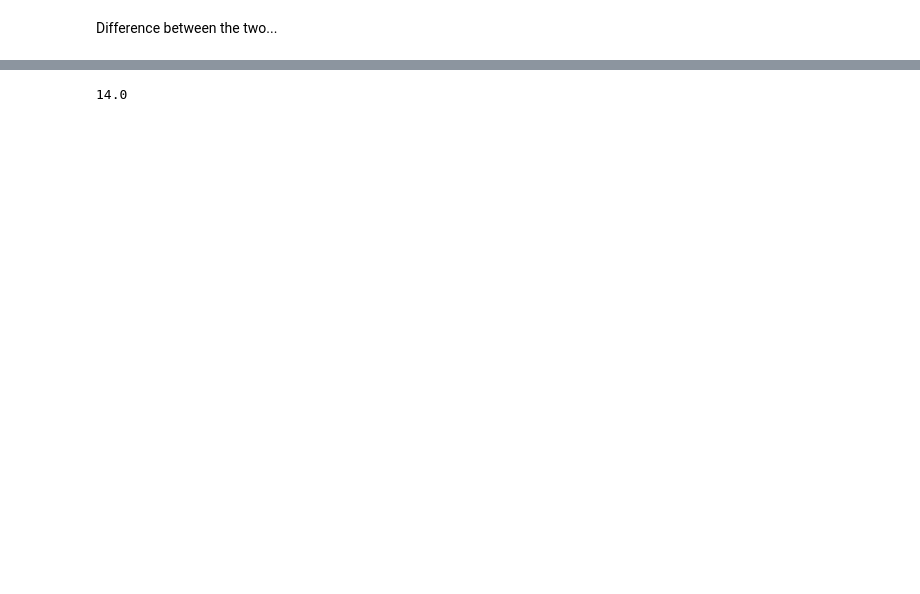
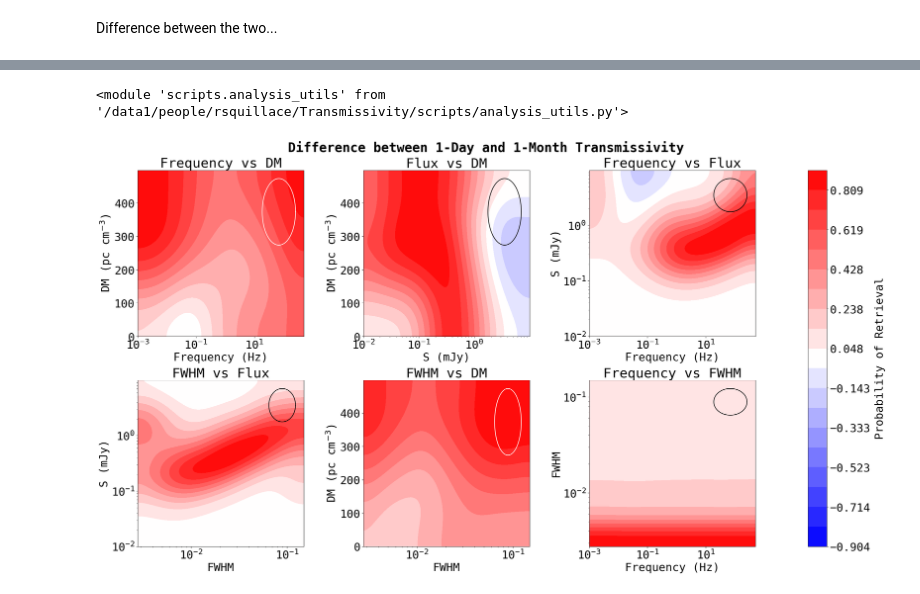
Before and after one commit to chime-sps/Transmissivity, a Jupyter notebook: results/injection_analysis_2d.ipynb, the cells around one changed output, grey strips where cells are left out. Saved outputs shown, nothing was run; the diff lists cells and outputs as text; code cells hidden in the pictures; blank space fills up the shorter version.

```diff
--- a/results/injection_analysis_2d.ipynb
+++ b/results/injection_analysis_2d.ipynb
@@ -545,35 +331,35 @@ glob_mask_stack = fglob_mask_stack & DMglob_mask_stack & Sglob_mask_stack
 # %%
-dm_f_inj_p_smooth_13, dm_f_ret_p_13, dm_f_ret_p_smooth_13 = au.get_sensitivity(
+dm_f_inj_smooth_30, dm_f_ret_p_30, dm_f_ret_p_smooth_30 = au.get_sensitivity(
     data_stack[Sglob_mask_stack],
     *(5, 4, DM_bins, f_bins, DM_dev, f_dev),
     stype = '2d',
 )
 
-dm_s_inj_p_smooth_13, dm_s_ret_p_13, dm_s_ret_p_smooth_13 = au.get_sensitivity(
+dm_s_inj_smooth_30, dm_s_ret_p_30, dm_s_ret_p_smooth_30 = au.get_sensitivity(
     data_stack[fglob_mask_stack],
     *(5, 6, DM_bins, S_bins, DM_dev, S_dev),
     stype = '2d',
 )
 
-s_f_inj_p_smooth_13, s_f_ret_p_13, s_f_ret_p_smooth_13 = au.get_sensitivity(
+s_f_inj_smooth_30, s_f_ret_p_30, s_f_ret_p_smooth_30 = au.get_sensitivity(
     data_stack[DMglob_mask_stack],
     *(6, 4, S_bins, f_bins, S_dev, f_dev),
     stype = '2d',
 )
 
-s_fwhm_inj_p_smooth_13, s_fwhm_ret_p_13, s_fwhm_ret_p_smooth_13 = au.get_sensitivity(
+s_fwhm_inj_smooth_30, s_fwhm_ret_p_30, s_fwhm_ret_p_smooth_30 = au.get_sensitivity(
     data_stack[fglob_mask_stack & DMglob_mask_stack],
     *(6, 7, S_bins, fwhm_bins, S_dev, FWHM_dev),
     stype = '2d',
 )
 
-dm_fwhm_inj_p_smooth_13, dm_fwhm_ret_p_13, dm_fwhm_ret_p_smooth_13 = au.get_sensitivity(
+dm_fwhm_inj_smooth_30, dm_fwhm_ret_p_30, dm_fwhm_ret_p_smooth_30 = au.get_sensitivity(
     data_stack[fglob_mask_stack & Sglob_mask_stack],
     *(5, 7, DM_bins, fwhm_bins, DM_dev, FWHM_dev),
     stype = '2d',
 )
 
-fwhm_f_inj_p_smooth_13, fwhm_f_ret_p_13, fwhm_f_ret_p_smooth_13 = au.get_sensitivity(
+fwhm_f_inj_smooth_30, fwhm_f_ret_p_30, fwhm_f_ret_p_smooth_30 = au.get_sensitivity(
     data_stack[DMglob_mask_stack & Sglob_mask_stack],
     *(7, 4, fwhm_bins, f_bins, FWHM_dev, f_dev),
     stype = '2d'
@@ -977,12 +469,12 @@ plt.show()
 # %% [markdown]
 Difference between the two...
 # %%
-dm_f_diff = dm_f_ret_p_13 - dm_f_ret_p_1
-dm_s_diff = dm_s_ret_p_13 - dm_s_ret_p_1
-s_f_diff = s_f_ret_p_13 - s_f_ret_p_1
-s_fwhm_diff = s_fwhm_ret_p_13 - s_fwhm_ret_p_1
-dm_fwhm_diff = dm_fwhm_ret_p_13 - dm_fwhm_ret_p_1
-fwhm_f_diff = fwhm_f_ret_p_13 - fwhm_f_ret_p_1
+dm_f_diff = dm_f_ret_p_30 - dm_f_ret_p_1
+dm_s_diff = dm_s_ret_p_30 - dm_s_ret_p_1
+s_f_diff = s_f_ret_p_30 - s_f_ret_p_1
+s_fwhm_diff = s_fwhm_ret_p_30 - s_fwhm_ret_p_1
+dm_fwhm_diff = dm_fwhm_ret_p_30 - dm_fwhm_ret_p_1
+fwhm_f_diff = fwhm_f_ret_p_30 - fwhm_f_ret_p_1
 
 dm_f_diff_smooth = gaussian_filter(dm_f_diff, (DM_dev, f_dev))
 dm_s_diff_smooth = gaussian_filter(dm_s_diff, (DM_dev, S_dev))
@@ -1084,7 +485,21 @@ plt.show()
-# %%
-np.median(data_stack[:, 2])
-# %% [output]
-14.0
+# %%
+importlib.reload(au)
+# %% [output]
+<module 'scripts.analysis_utils' from '/data1/people/rsquillace/Transmissivity/scripts/analysis_utils.py'>
+# %%
+diffs = [dm_f_diff_smooth, dm_s_diff_smooth, s_f_diff_smooth,
+             s_fwhm_diff_smooth, dm_fwhm_diff_smooth, fwhm_f_diff_smooth]
+
+au.make_contour_map(diffs,
+                     bins1, bins2,
+                     dev1, dev2,
+                     'Difference between 1-Day and 1-Month Transmissivity',
+                     ellipse_colors = ['w', 'k', 'k', 'k', 'w', 'k'],
+                     cmap_diverging = True,
+                     cmap = 'bwr',
+                     )
+# %% [output]
+[figure, added]
 # %%
 low_freq_mask = data_1[:, f_idx] < 0.05
 low_flux_mask = data_1[:, S_idx] < 0.1
```
Also changed, not shown: parts of 24 cells of this notebook.
